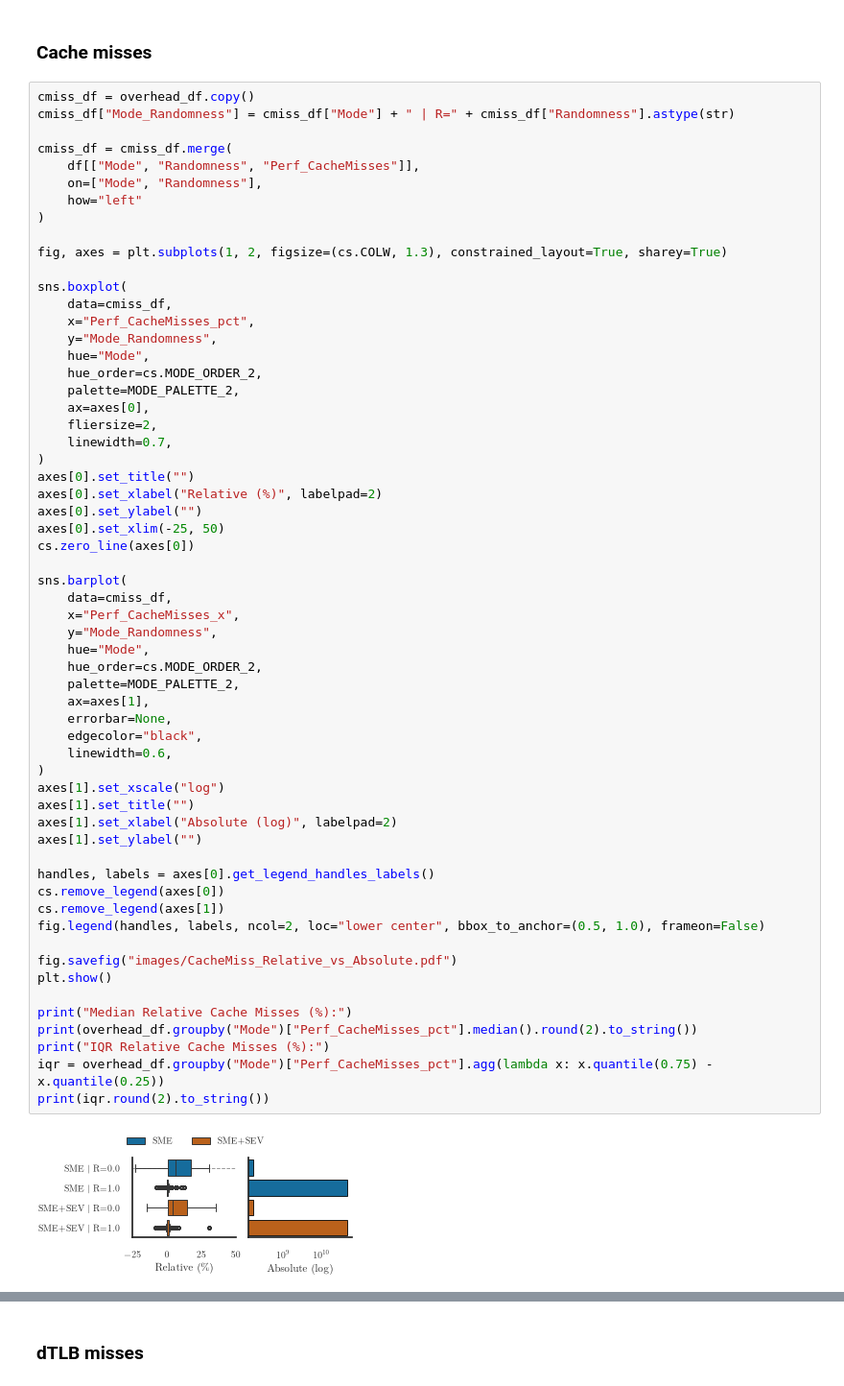
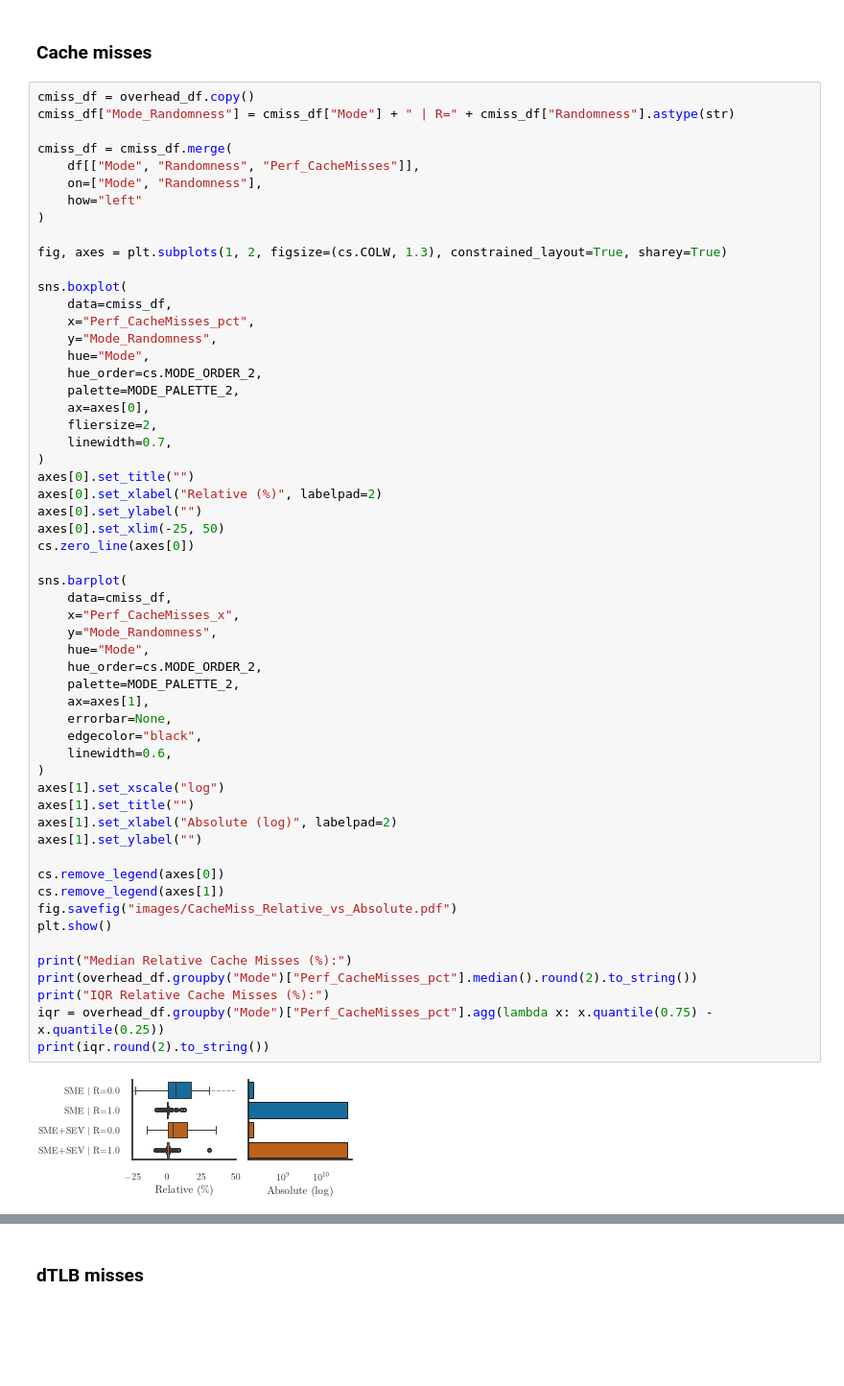
Before and after one commit to engelsm/AMD-CC-Perf, a Jupyter notebook: benchmark/spmv/spmv_analysis.ipynb, the cells around one changed output, grey strips where cells are left out. Shown at 96% size. Cells and saved outputs as stored; diff of their text form; blank space fills up the shorter version.

```diff
--- a/benchmark/spmv/spmv_analysis.ipynb
+++ b/benchmark/spmv/spmv_analysis.ipynb
@@ -1301,37 +1289,34 @@ axes[0].set_xlim(-25, 50)
 cs.zero_line(axes[0])
 
 sns.barplot(
     data=cmiss_df,
     x="Perf_CacheMisses_x",
     y="Mode_Randomness",
     hue="Mode",
     hue_order=cs.MODE_ORDER_2,
     palette=MODE_PALETTE_2,
     ax=axes[1],
     errorbar=None,
     edgecolor="black",
     linewidth=0.6,
 )
 axes[1].set_xscale("log")
 axes[1].set_title("")
 axes[1].set_xlabel("Absolute (log)", labelpad=2)
 axes[1].set_ylabel("")
 
-handles, labels = axes[0].get_legend_handles_labels()
 cs.remove_legend(axes[0])
 cs.remove_legend(axes[1])
-fig.legend(handles, labels, ncol=2, loc="lower center", bbox_to_anchor=(0.5, 1.0), frameon=False)
-
 fig.savefig("images/CacheMiss_Relative_vs_Absolute.pdf")
 plt.show()
 
 print("Median Relative Cache Misses (%):")
 print(overhead_df.groupby("Mode")["Perf_CacheMisses_pct"].median().round(2).to_string())
 print("IQR Relative Cache Misses (%):")
 iqr = overhead_df.groupby("Mode")["Perf_CacheMisses_pct"].agg(lambda x: x.quantile(0.75) - x.quantile(0.25))
 print(iqr.round(2).to_string())
 # %% [output]
-[figure, old version]
+[figure, new version]
 Median Relative Cache Misses (%):
 Mode
 SME        0.71
```
Also changed, not shown: parts of 6 cells of this notebook, 3 other files.
